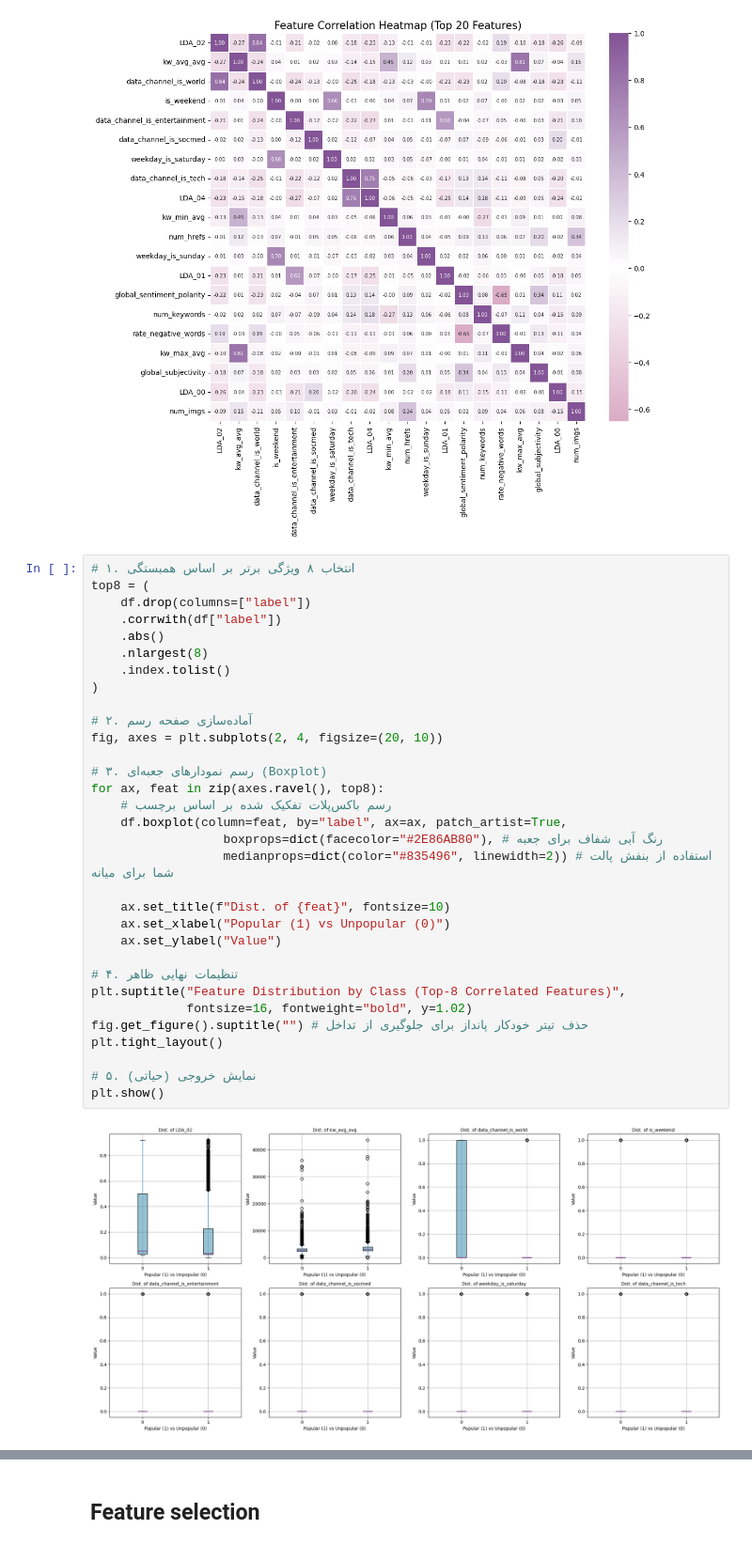
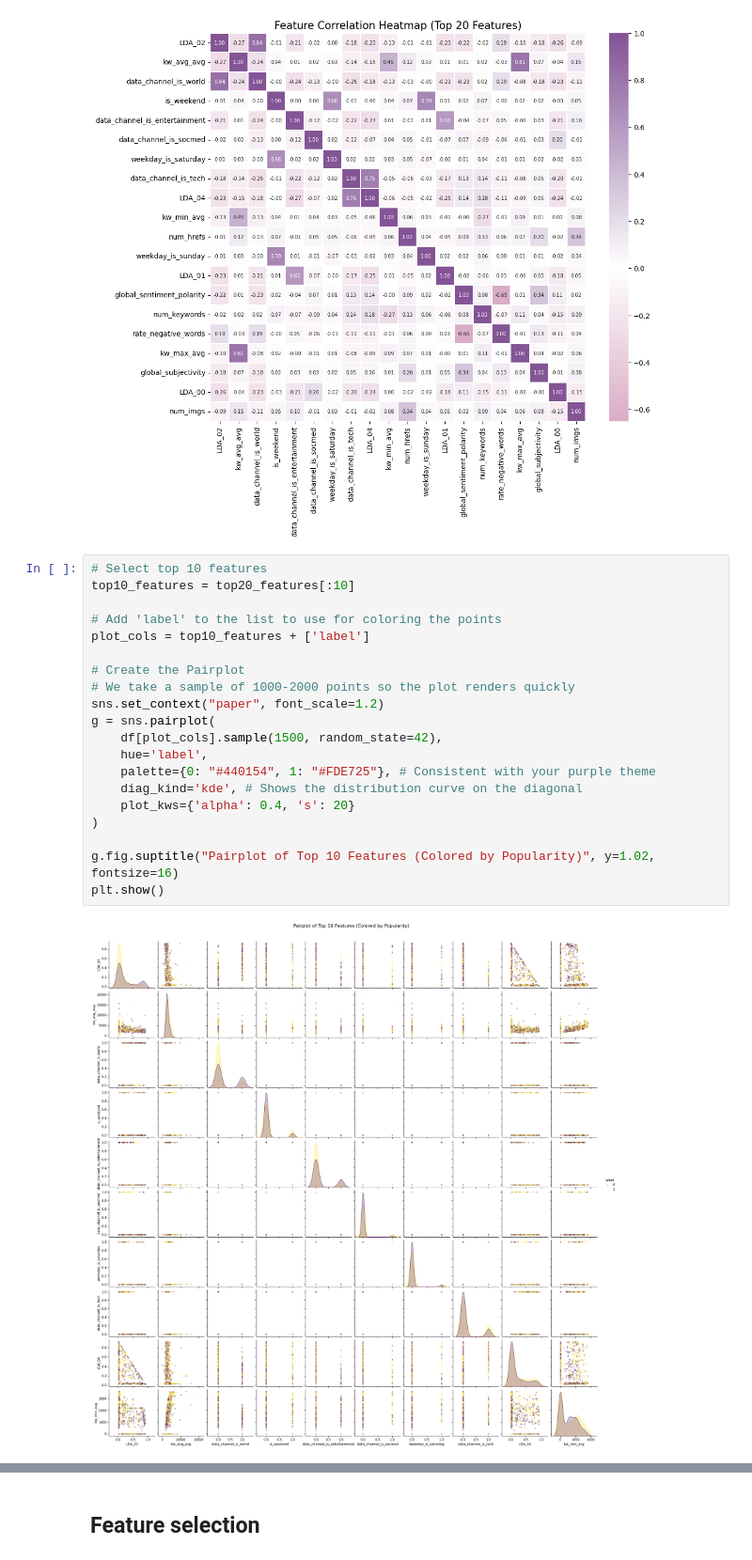
Before and after one commit to safoura-banihashemi/predicting-online-news-popularity, a Jupyter notebook: Predicting.ipynb, the cells around one changed output, grey strips where cells are left out. Shown at 94% size. Saved outputs shown, nothing was run; the diff lists cells and outputs as text.

```diff
--- a/Predicting.ipynb
+++ b/Predicting.ipynb
@@ -293,37 +328,25 @@ plt.title("Feature Correlation Heatmap (Top 20 Features)", fontsize=15)
 plt.show()
 # %% [output]
 [figure]
-# %%
-# ۱. انتخاب ۸ ویژگی برتر بر اساس همبستگی
-top8 = (
-    df.drop(columns=["label"])
-    .corrwith(df["label"])
-    .abs()
-    .nlargest(8)
-    .index.tolist()
-)
-
-# ۲. آماده‌سازی صفحه رسم
-fig, axes = plt.subplots(2, 4, figsize=(20, 10))
-
-# ۳. رسم نمودارهای جعبه‌ای (Boxplot)
-for ax, feat in zip(axes.ravel(), top8):
-    # رسم باکس‌پلات تفکیک شده بر اساس برچسب
-    df.boxplot(column=feat, by="label", ax=ax, patch_artist=True,
-                  boxprops=dict(facecolor="#2E86AB80"), # رنگ آبی شفاف برای جعبه
-                  medianprops=dict(color="#835496", linewidth=2)) # استفاده از بنفش پالت شما برای میانه
-
-    ax.set_title(f"Dist. of {feat}", fontsize=10)
-    ax.set_xlabel("Popular (1) vs Unpopular (0)")
-    ax.set_ylabel("Value")
-
-# ۴. تنظیمات نهایی ظاهر
-plt.suptitle("Feature Distribution by Class (Top-8 Correlated Features)",
-             fontsize=16, fontweight="bold", y=1.02)
-fig.get_figure().suptitle("") # حذف تیتر خودکار پانداز برای جلوگیری از تداخل
-plt.tight_layout()
-
-# ۵. نمایش خروجی (حیاتی)
-plt.show()
-# %% [output]
-[figure, removed]
+# %%
+# Select top 10 features
+top10_features = top20_features[:10]
+
+# Add 'label' to the list to use for coloring the points
+plot_cols = top10_features + ['label']
+
+# Create the Pairplot
+# We take a sample of 1000-2000 points so the plot renders quickly
+sns.set_context("paper", font_scale=1.2)
+g = sns.pairplot(
+    df[plot_cols].sample(1500, random_state=42),
+    hue='label',
+    palette={0: "#440154", 1: "#FDE725"}, # Consistent with your purple theme
+    diag_kind='kde', # Shows the distribution curve on the diagonal
+    plot_kws={'alpha': 0.4, 's': 20}
+)
+
+g.fig.suptitle("Pairplot of Top 10 Features (Colored by Popularity)", y=1.02, fontsize=16)
+plt.show()
+# %% [output]
+[figure, added]
```
Also changed, not shown: parts of 50 cells of this notebook.
